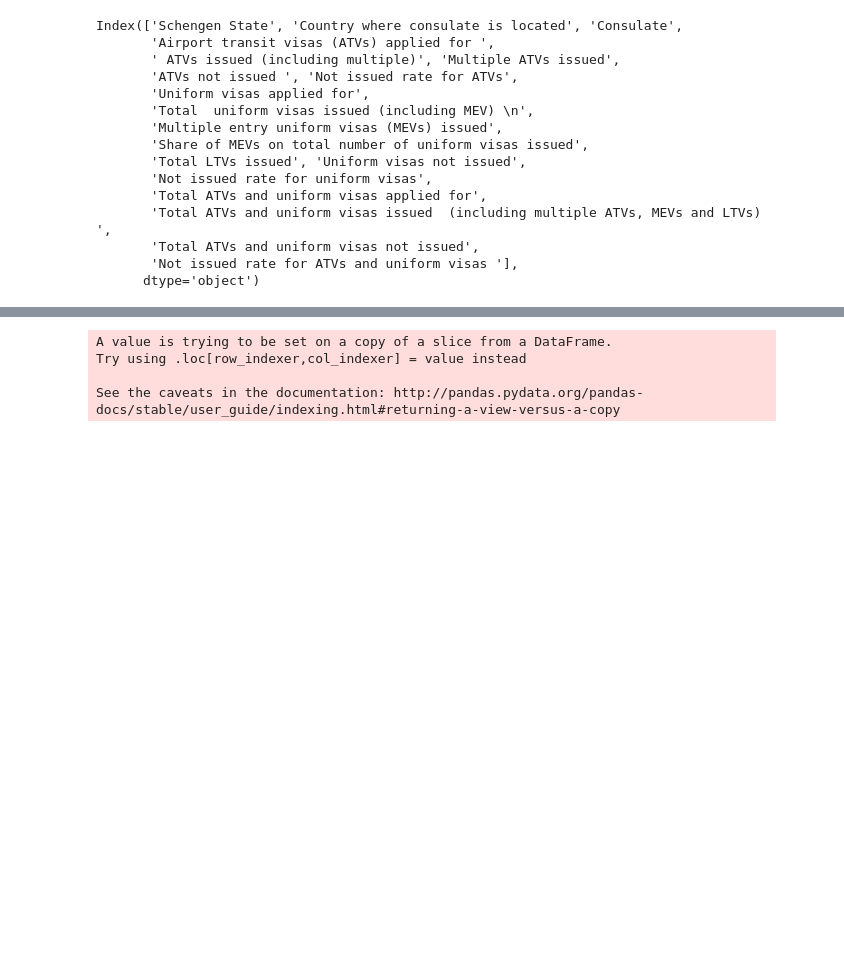
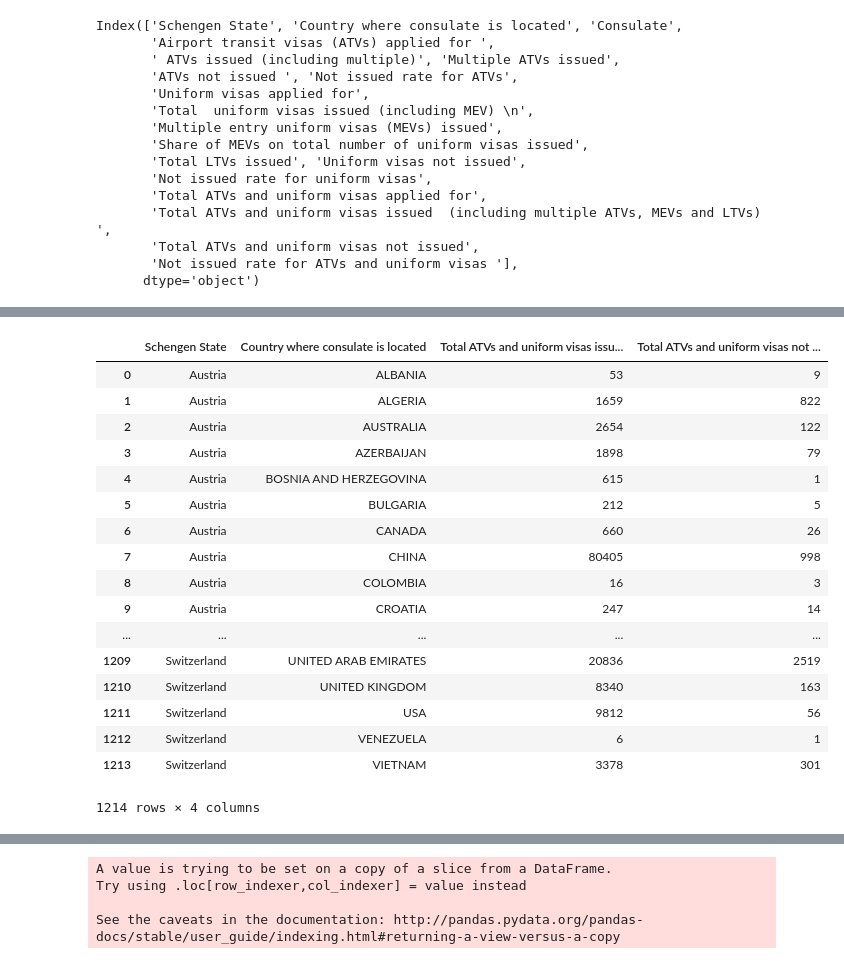
Before and after one commit to hannahlyon/schengen-visa-issuance-statistics, a Jupyter notebook: Visualizations.ipynb, the cells around one changed output, grey strips where cells are left out. Drawn from its saved outputs; the diff is of its cells as text; code cells hidden in the pictures; blank space fills up the shorter version.

```diff
--- a/Visualizations.ipynb
+++ b/Visualizations.ipynb
@@ -79,6 +100,32 @@ issued = issued.groupby(['Country', 'Year']).agg({'Total_Issued' : 'sum', 'Total
 issued = issued.reset_index()
 # %%
 issued['Total'] = issued['Total_Issued'] + issued['Total_Not_Issued']
+# %%
+df2018 = df2018.dropna(subset = ['Total ATVs and uniform visas issued  (including multiple ATVs, MEVs and LTVs) ', 'Total ATVs and uniform visas not issued'])
+df2018['Total ATVs and uniform visas issued  (including multiple ATVs, MEVs and LTVs) '] = df2018['Total ATVs and uniform visas issued  (including multiple ATVs, MEVs and LTVs) '].str.replace(',','').astype(int)
+df2018['Total ATVs and uniform visas not issued'] = df2018['Total ATVs and uniform visas not issued'].str.replace(',','').astype(int)
+application_breakdown = df2018.groupby(['Schengen State', 'Country where consulate is located']).agg({'Total ATVs and uniform visas issued  (including multiple ATVs, MEVs and LTVs) ':'sum', 'Total ATVs and uniform visas not issued':'sum'})
+application_breakdown = application_breakdown.reset_index()
+application_breakdown
+# %% [output]
+|  | Schengen State | Country where consulate is located | Total ATVs and uniform visas issu... | Total ATVs and uniform visas not ... |
+| 0 | Austria | ALBANIA | 53 | 9 |
+| 1 | Austria | ALGERIA | 1659 | 822 |
+| 2 | Austria | AUSTRALIA | 2654 | 122 |
+| 3 | Austria | AZERBAIJAN | 1898 | 79 |
+| 4 | Austria | BOSNIA AND HERZEGOVINA | 615 | 1 |
+| 5 | Austria | BULGARIA | 212 | 5 |
+| 6 | Austria | CANADA | 660 | 26 |
+| 7 | Austria | CHINA | 80405 | 998 |
+| 8 | Austria | COLOMBIA | 16 | 3 |
+| 9 | Austria | CROATIA | 247 | 14 |
+| ... | ... | ... | ... | ... |
+| 1209 | Switzerland | UNITED ARAB EMIRATES | 20836 | 2519 |
+| 1210 | Switzerland | UNITED KINGDOM | 8340 | 163 |
+| 1211 | Switzerland | USA | 9812 | 56 |
+| 1212 | Switzerland | VENEZUELA | 6 | 1 |
+| 1213 | Switzerland | VIETNAM | 3378 | 301 |
+1214 rows × 4 columns
 # %%
 issued['Acceptance_Rate'] = issued['Total_Issued'] / issued['Total']
 issued = issued.loc[~(issued.Country.isin(upper))]
```
Also changed, not shown: parts of 12 cells of this notebook, 3 other files.
